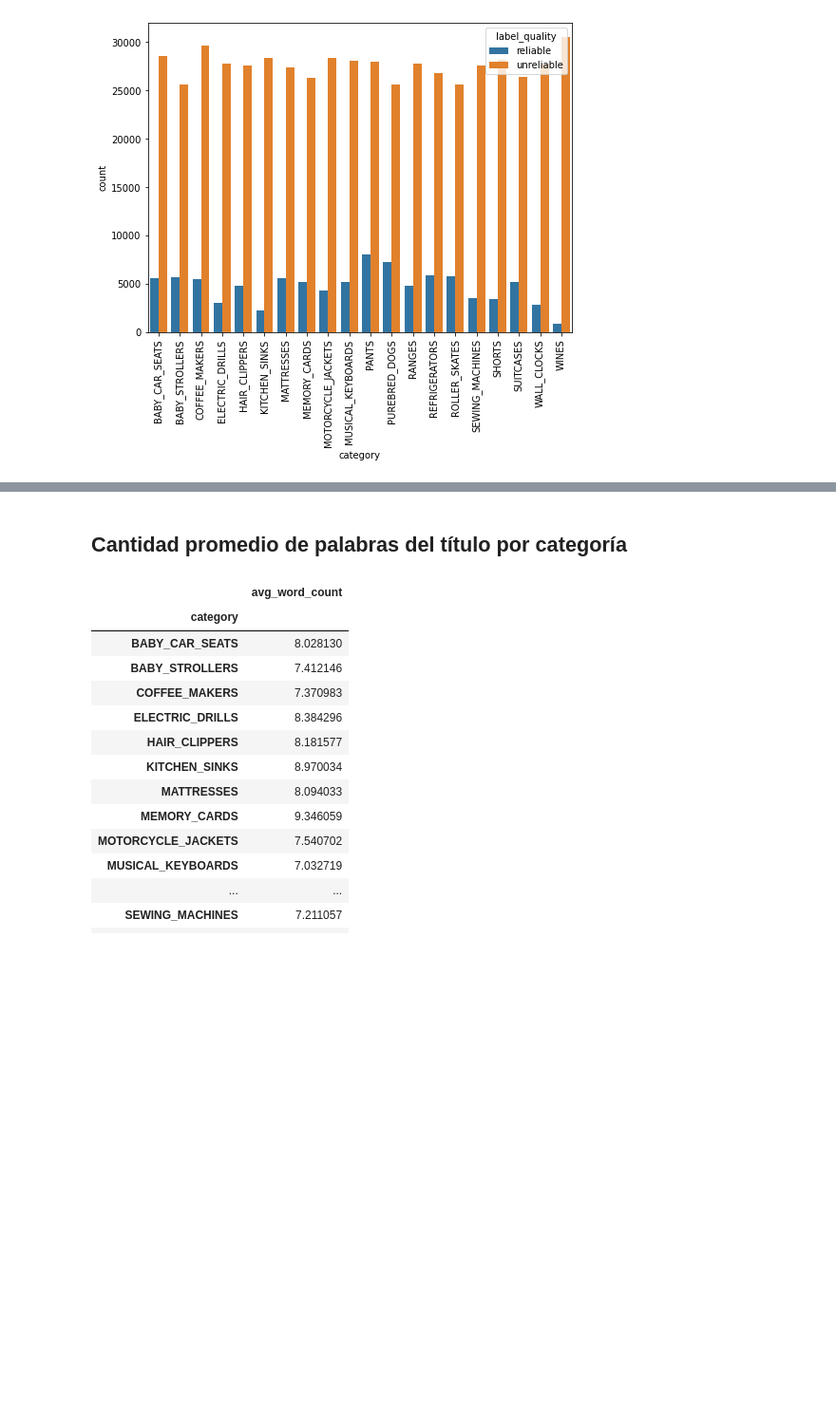
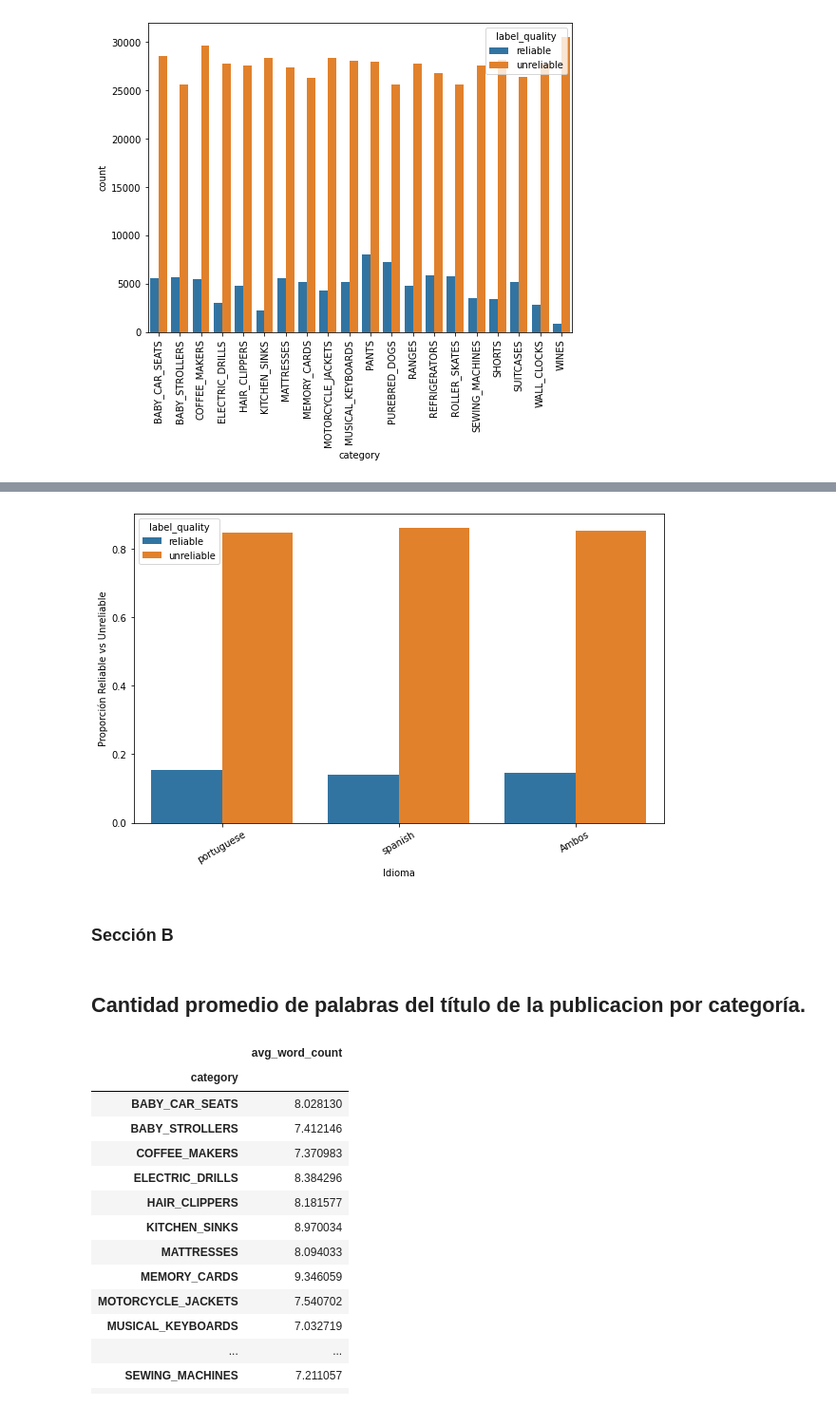
Before and after one commit to benjaminocampo/Mentoria, a Jupyter notebook: labs/01/exercises.ipynb, the cells around one changed output, grey strips where cells are left out. Shown at 95% size. Drawn from its saved outputs; the diff is of its cells as text; code cells hidden in the pictures; blank space fills up the shorter version.

```diff
--- a/labs/01/exercises.ipynb
+++ b/labs/01/exercises.ipynb
@@ -97,0 +317,6 @@ proportion(df, category, language)
+# %%
+reli=df[df.label_quality=="reliable"].shape[0]
+tot=df.shape[0]
+cadena="En general, del total de {} publicaciones: \n\n\t".format(tot)+ ("{} ({}%) son RELIABLE, \n\t" \
++ "{} ({}%) son UNRELIABLE.").format(reli,str(100*reli/tot)[:5], tot-reli, str(100*(tot-reli)/tot)[:5] )
+print(cadena)
@@ -122,0 +398,13 @@ pd.crosstab(
+# %%
+df_label_by_language=proportion(df, language, label_quality).reset_index()
+
+columnas=list(proportion(df, language, label_quality).reset_index().columns)
+
+ambos_reliable=["Ambos","reliable",reli,tot,reli/tot]
+ambos_unreliable=["Ambos","unreliable",tot-reli,tot,(tot-reli)/tot]
+
+fila_reli={columnas[i]:ambos_reliable[i] for i in range(len(columnas))}
+fila_unreli={columnas[i]:ambos_unreliable[i] for i in range(len(columnas))}
+
+df_label_by_language= df_label_by_language.append(fila_reli, ignore_index=True)
+df_label_by_language= df_label_by_language.append(fila_unreli, ignore_index=True)
@@ -123,5 +421,21 @@ pd.crosstab(
+# %%
+fig = plt.figure(figsize=(10,6))
+seaborn.barplot(
+    y=df_label_by_language["proportion"],
+    x=df_label_by_language["language"],
+    hue=df_label_by_language["label_quality"],
+    ci=None
+)
+plt.xticks(rotation=30)
+plt.ylabel("Proporción Reliable vs Unreliable")
+plt.xlabel("Idioma")
+plt.ticklabel_format(style='plain', axis='y')
+# %% [output]
+[figure, added]
+# %% [markdown]
+### Sección B
 # %% [markdown]
- ## Cantidad promedio de palabras del título por categoría
+## Cantidad promedio de palabras del título de la publicacion por categoría.
 # %%
 df_word_count = df[title].apply(lambda s: len(s.split(' '))) \
     .to_frame()\
```
Also changed, not shown: parts of 53 cells of this notebook.
